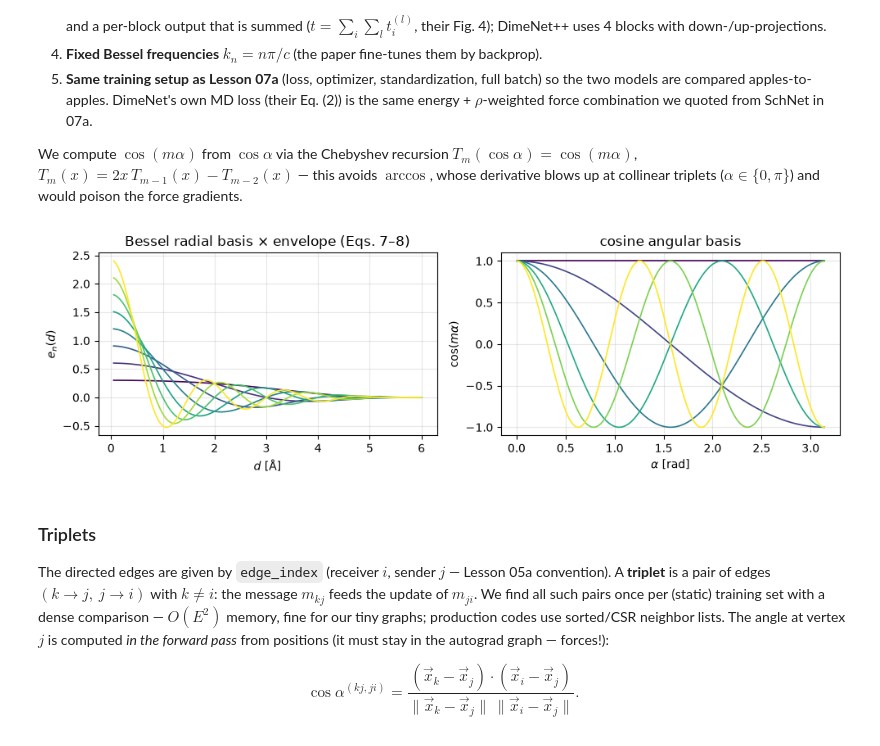
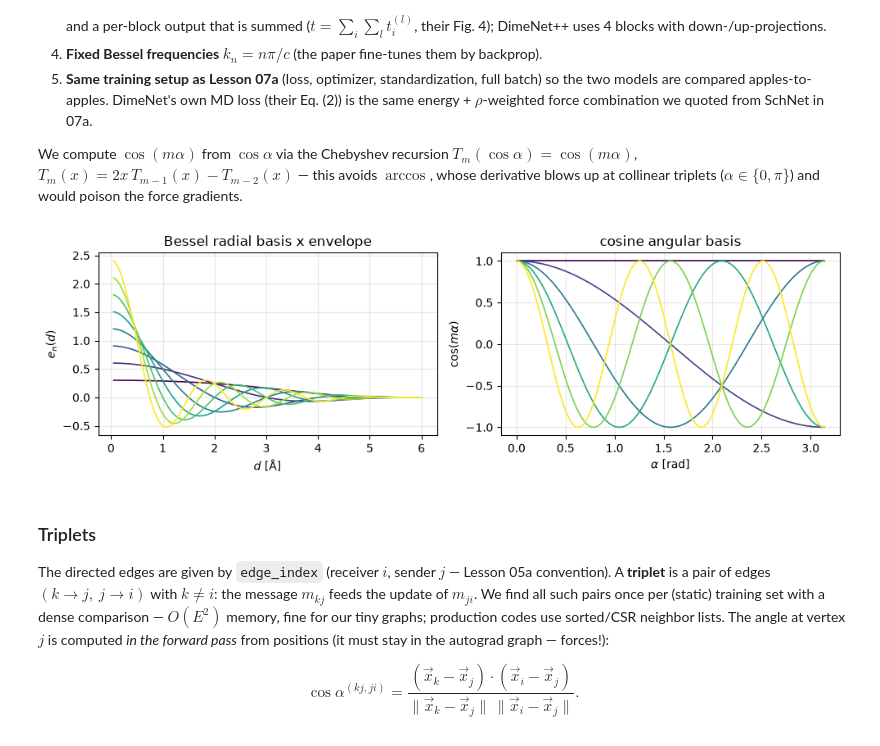
Before and after one commit to molssi-ai/e3nn-course, a Jupyter notebook: notebooks/07b_dimenet.ipynb, the cells around one changed output. Saved outputs shown, nothing was run; the diff lists cells and outputs as text; code cells hidden in the pictures.

```diff
--- a/notebooks/07b_dimenet.ipynb
+++ b/notebooks/07b_dimenet.ipynb
@@ -249,23 +364,23 @@ def cos_basis(cos_alpha, n_ang: int):
 # %%
 fig, (ax1, ax2) = plt.subplots(1, 2, figsize=(10, 3.2))
 d = torch.linspace(0.05, 6.0, 400)
 eb = BesselRBF(6.0)(d)
 colors = plt.get_cmap("viridis")(np.linspace(0, 1, eb.shape[1]))   # sequential: ordered n
 for k in range(eb.shape[1]):
     ax1.plot(d, eb[:, k], color=colors[k], lw=1.2)
 ax1.set_xlabel(r"$d$ [Å]"); ax1.set_ylabel(r"$e_n(d)$")
-ax1.set_title("Bessel radial basis × envelope (Eqs. 7–8)"); ax1.grid(True, alpha=0.3)
+ax1.set_title("Bessel radial basis x envelope"); ax1.grid(True, alpha=0.3)
 
 alpha = torch.linspace(0, np.pi, 400)
 cb = cos_basis(torch.cos(alpha), 6)
 colors = plt.get_cmap("viridis")(np.linspace(0, 1, cb.shape[1]))
 for m in range(cb.shape[1]):
     ax2.plot(alpha, cb[:, m], color=colors[m], lw=1.2)
 ax2.set_xlabel(r"$\alpha$ [rad]"); ax2.set_ylabel(r"$\cos(m\alpha)$")
 ax2.set_title("cosine angular basis"); ax2.grid(True, alpha=0.3)
 fig.tight_layout()
 # %% [output]
-[figure, old version]
+[figure, new version]
 # %% [markdown]
 ### Triplets
 
```
Also changed, not shown: parts of 15 cells of this notebook.
